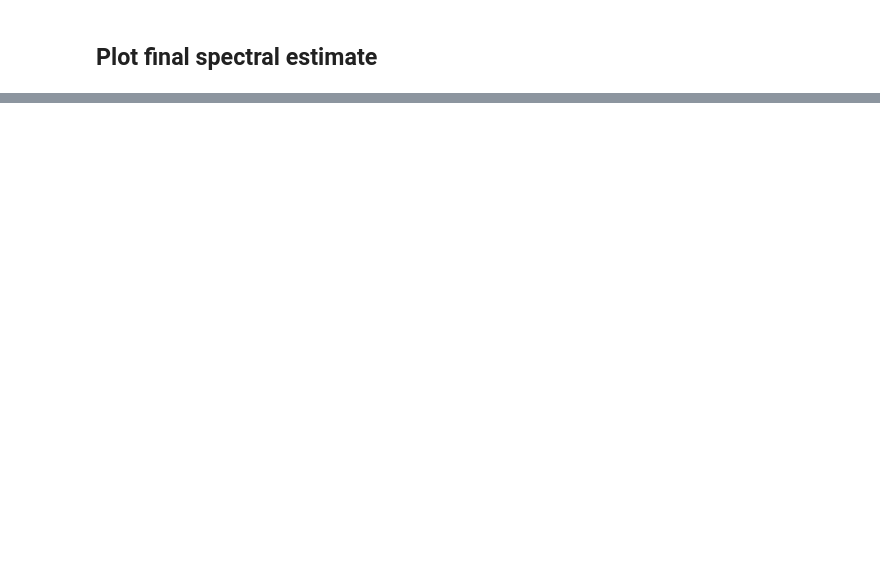
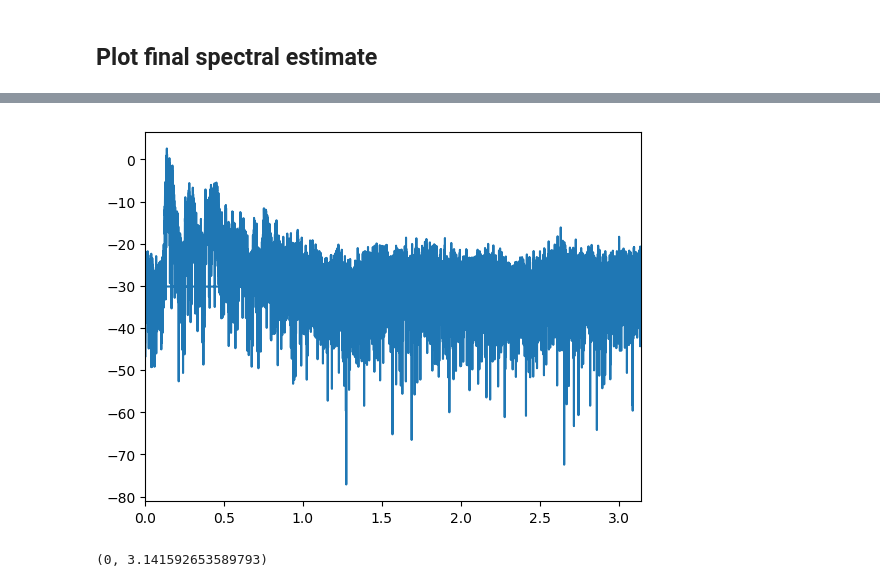
Before and after one commit to biaslab/SituatedSoundscaping, a Jupyter notebook: direct_modelling/direct_modelling_woman_noisy.ipynb, the cells around one changed output, grey strips where cells are left out. Cells and saved outputs as stored; diff of their text form; code cells hidden in the pictures; blank space fills up the shorter version.

```diff
--- a/direct_modelling/direct_modelling_woman_noisy.ipynb
+++ b/direct_modelling/direct_modelling_woman_noisy.ipynb
@@ -285,0 +268,6 @@ plot_spectrogram(spectrogram(μ_x_pred, convert(Int, 100e-3*fs_desired), convert
+# %%
+plt.plot(FFTW.fftfreq(length(μ_x_pred), fs_desired)/fs_desired*2*pi, 10*log10.((abs.(FFTW.fft(μ_x_pred)).^2)./length(μ_x_pred)))
+plt.xlim(0, pi)
+# %% [output]
+[figure, added]
+(0, 3.141592653589793)
```
Also changed, not shown: parts of 8 cells of this notebook, 4 other files.
